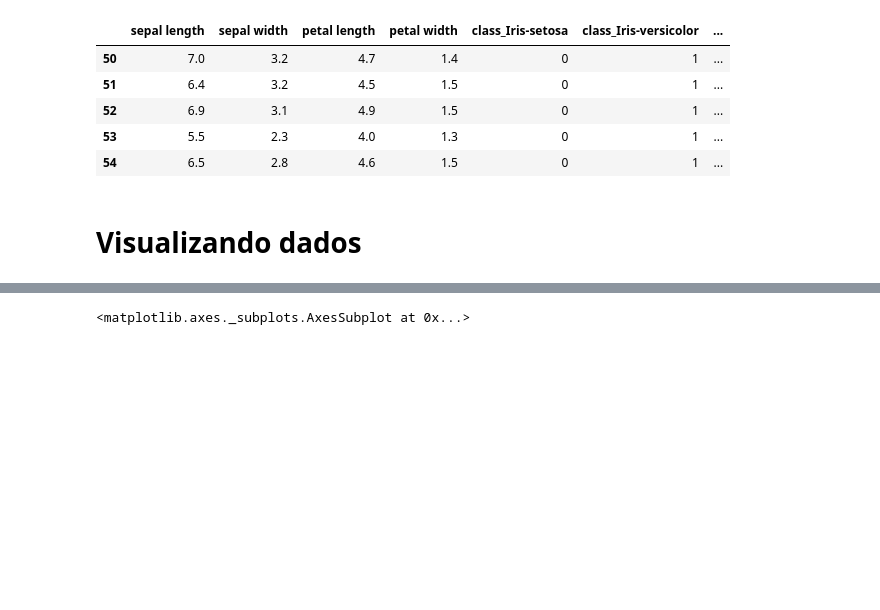
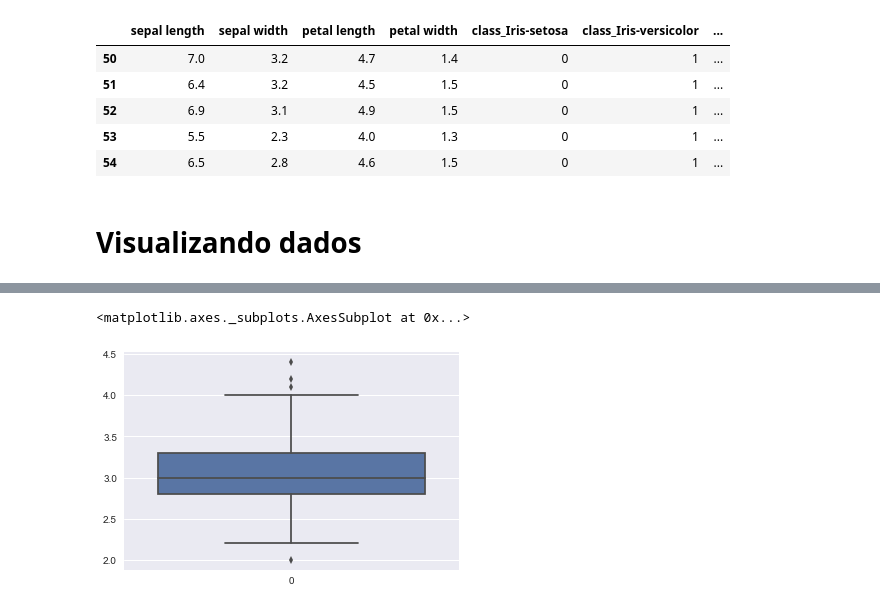
Before and after one commit to rodolfo-mendes/uci-data-analysis, a Jupyter notebook: Iris/Hands-on Iris.ipynb, the cells around one changed output, grey strips where cells are left out. Cells and saved outputs as stored; diff of their text form; code cells hidden in the pictures; blank space fills up the shorter version.

```diff
--- a/Iris/Hands-on Iris.ipynb
+++ b/Iris/Hands-on Iris.ipynb
@@ -343,4 +341,4 @@ sns.distplot(iris['sepal length'])
 # %%
 plt.figure()
-sns.boxplot(iris['sepal width'], orient='vertical')
+sns.boxplot(data=iris['sepal width'], orient='vertical', )
 # %% [output]
@@ -349 +345,2 @@ sns.boxplot(iris['sepal width'], orient='vertical')
 <matplotlib.axes._subplots.AxesSubplot at 0x...>
+[figure, added]
```
Also changed, not shown: parts of 39 cells of this notebook.
